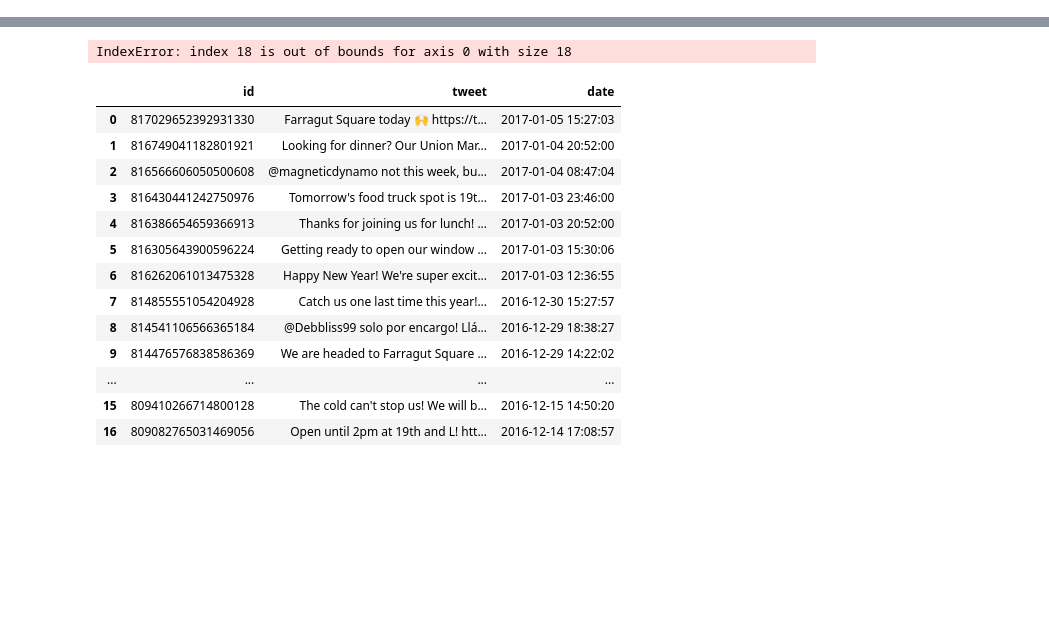
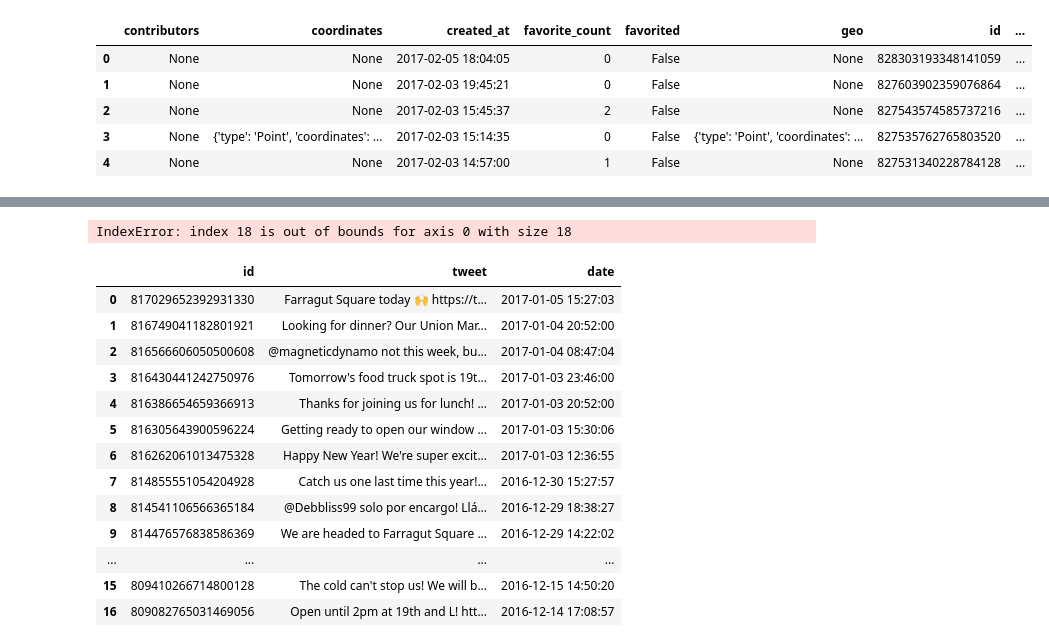
Before and after one commit to nikelly1326/ft-aggregate, a Jupyter notebook: twitter_api.ipynb, the cells around one changed output, grey strips where cells are left out. Cells and saved outputs as stored; diff of their text form; code cells hidden in the pictures; blank space fills up the shorter version.

```diff
--- a/twitter_api.ipynb
+++ b/twitter_api.ipynb
@@ -7,6 +7,8 @@ import ijson
 import os
 import re
 import pandas as pd
+#does not truncate columns when displaying
+pd.set_option('display.max_colwidth', -1)
 import time
 import numpy
 #set up working directory
@@ -38,0 +76,40 @@ ArepaZone_df
+# %%
+#Function does the same thing as above, make sure to have a df=tweets_to_datafram(values) for it to save the values
+def tweets_to_dataframe(food_truck_twitter_handle, food_truck_twitter_handle_string):
+    food_truck_twitter_handle_timeline=api.user_timeline('{}'.format(food_truck_twitter_handle_string))
+    food_truck_twitter_handle_tweets=[]
+    for tweet in food_truck_twitter_handle_timeline:
+        tweet_parts = {
+            "id":tweet.id,
+            "created_at":tweet.created_at,
+            "text":tweet.text,
+            "in_reply_to_status_id":tweet.in_reply_to_status_id,
+            "in_reply_to_user_id":tweet.in_reply_to_user_id,
+            "lang":tweet.lang,
+            "source":tweet.source,
+            "favorited":tweet.favorited,
+            "coordinates":tweet.coordinates,
+            "place":tweet.place,
+            "geo":tweet.geo,
+            "is_quote_status":tweet.is_quote_status,
+            "contributors":tweet.contributors,
+            "retweeted":tweet.retweeted,
+            "truncated":tweet.truncated,
+            "favorite_count":tweet.favorite_count,
+            "retweet_count":tweet.retweet_count
+            }
+        food_truck_twitter_handle_tweets.append(tweet_parts)
+    food_truck_twitter_handle_df = pd.DataFrame(food_truck_twitter_handle_tweets)
+    #When I append multiple food trucks together into a larger dataframe, I want to be able to identify them
+    food_truck_twitter_handle_df['username']='{}'.format(food_truck_twitter_handle_string)
+    return food_truck_twitter_handle_df
+# %%
+captaincookiedc_df=tweets_to_dataframe('captaincookiedc','captaincookiedc')
+captaincookiedc_df.head()
+# %% [output]
+|  | contributors | coordinates | created_at | favorite_count | favorited | geo | id | ... |
+| 0 | None | None | 2017-02-05 18:04:05 | 0 | False | None | 828303193348141059 | ... |
+| 1 | None | None | 2017-02-03 19:45:21 | 0 | False | None | 827603902359076864 | ... |
+| 2 | None | None | 2017-02-03 15:45:37 | 2 | False | None | 827543574585737216 | ... |
+| 3 | None | {'type': 'Point', 'coordinates': ... | 2017-02-03 15:14:35 | 0 | False | {'type': 'Point', 'coordinates': ... | 827535762765803520 | ... |
+| 4 | None | None | 2017-02-03 14:57:00 | 1 | False | None | 827531340228784128 | ... |
```
Also changed, not shown: parts of 10 cells of this notebook, 1 other file.
